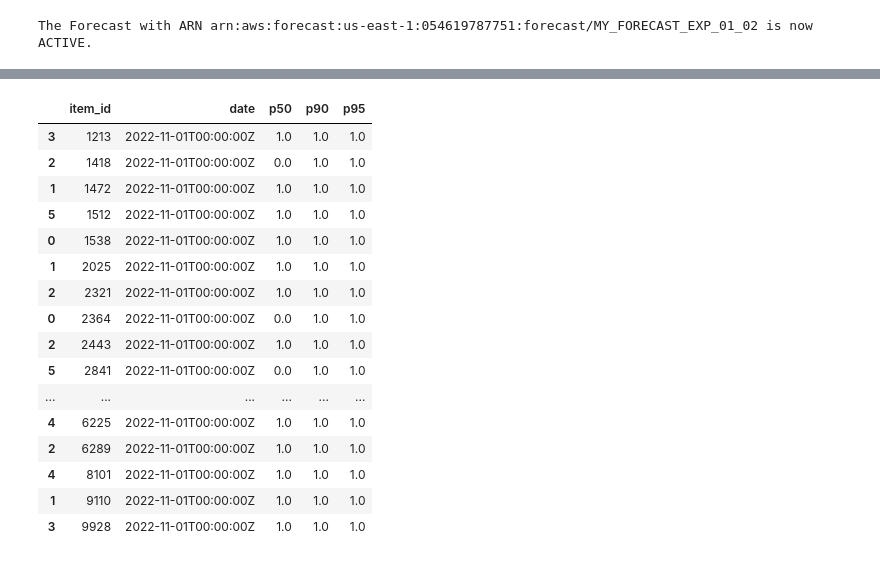
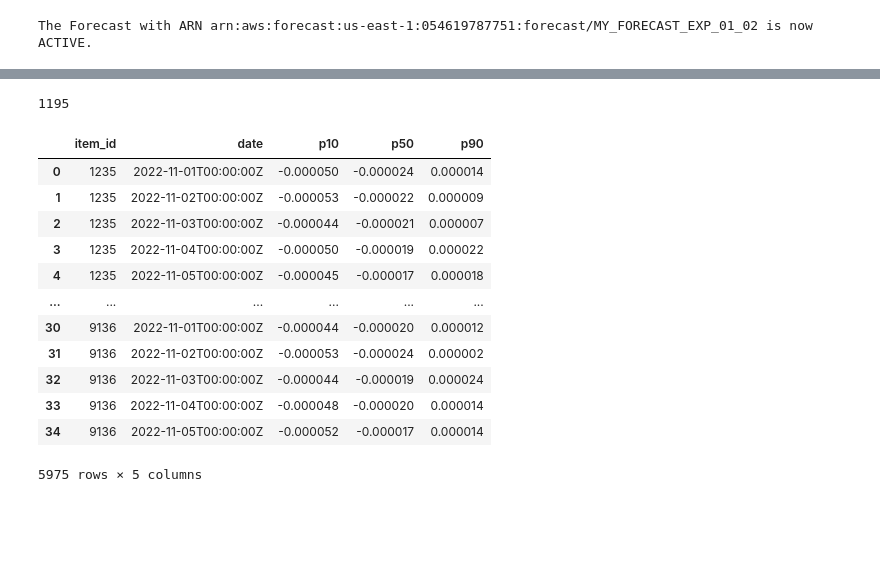
Before and after one commit to calebmcook/udacity-aws-machine-learning-nanodegree-capstone, a Jupyter notebook: 02-Forecasting.ipynb, the cells around one changed output, grey strips where cells are left out. Cells and saved outputs as stored; diff of their text form; code cells hidden in the pictures; blank space fills up the shorter version.

```diff
--- a/02-Forecasting.ipynb
+++ b/02-Forecasting.ipynb
@@ -650,21 +647,21 @@ dfs = [pd.read_csv(f) for f in glob.glob(os.path.join(os.getcwd(),"exp_01","fore
 forecasts_01_02 = pd.concat(dfs)
 # %%
-forecasts_01_02.sort_values('item_id')
+forecasts_01_02['item_id'].nunique()
 # %% [output]
-|  | item_id | date | p50 | p90 | p95 |
-| 3 | 1213 | 2022-11-01T00:00:00Z | 1.0 | 1.0 | 1.0 |
-| 2 | 1418 | 2022-11-01T00:00:00Z | 0.0 | 1.0 | 1.0 |
-| 1 | 1472 | 2022-11-01T00:00:00Z | 1.0 | 1.0 | 1.0 |
-| 5 | 1512 | 2022-11-01T00:00:00Z | 1.0 | 1.0 | 1.0 |
-| 0 | 1538 | 2022-11-01T00:00:00Z | 1.0 | 1.0 | 1.0 |
-| 1 | 2025 | 2022-11-01T00:00:00Z | 1.0 | 1.0 | 1.0 |
-| 2 | 2321 | 2022-11-01T00:00:00Z | 1.0 | 1.0 | 1.0 |
-| 0 | 2364 | 2022-11-01T00:00:00Z | 0.0 | 1.0 | 1.0 |
-| 2 | 2443 | 2022-11-01T00:00:00Z | 1.0 | 1.0 | 1.0 |
-| 5 | 2841 | 2022-11-01T00:00:00Z | 0.0 | 1.0 | 1.0 |
-| ... | ... | ... | ... | ... | ... |
-| 4 | 6225 | 2022-11-01T00:00:00Z | 1.0 | 1.0 | 1.0 |
-| 2 | 6289 | 2022-11-01T00:00:00Z | 1.0 | 1.0 | 1.0 |
-| 4 | 8101 | 2022-11-01T00:00:00Z | 1.0 | 1.0 | 1.0 |
-| 1 | 9110 | 2022-11-01T00:00:00Z | 1.0 | 1.0 | 1.0 |
-| 3 | 9928 | 2022-11-01T00:00:00Z | 1.0 | 1.0 | 1.0 |
+1195
+# %%
+forecasts_01_02#['item_id'].unique()
+# %% [output]
+|  | item_id | date | p10 | p50 | p90 |
+| 0 | 1235 | 2022-11-01T00:00:00Z | -0.000050 | -0.000024 | 0.000014 |
+| 1 | 1235 | 2022-11-02T00:00:00Z | -0.000053 | -0.000022 | 0.000009 |
+| 2 | 1235 | 2022-11-03T00:00:00Z | -0.000044 | -0.000021 | 0.000007 |
+| 3 | 1235 | 2022-11-04T00:00:00Z | -0.000050 | -0.000019 | 0.000022 |
+| 4 | 1235 | 2022-11-05T00:00:00Z | -0.000045 | -0.000017 | 0.000018 |
+| ... | ... | ... | ... | ... | ... |
+| 30 | 9136 | 2022-11-01T00:00:00Z | -0.000044 | -0.000020 | 0.000012 |
+| 31 | 9136 | 2022-11-02T00:00:00Z | -0.000053 | -0.000024 | 0.000002 |
+| 32 | 9136 | 2022-11-03T00:00:00Z | -0.000044 | -0.000019 | 0.000024 |
+| 33 | 9136 | 2022-11-04T00:00:00Z | -0.000048 | -0.000020 | 0.000014 |
+| 34 | 9136 | 2022-11-05T00:00:00Z | -0.000052 | -0.000017 | 0.000014 |
+5975 rows × 5 columns
```
Also changed, not shown: parts of 5 cells of this notebook, 1 other file.
